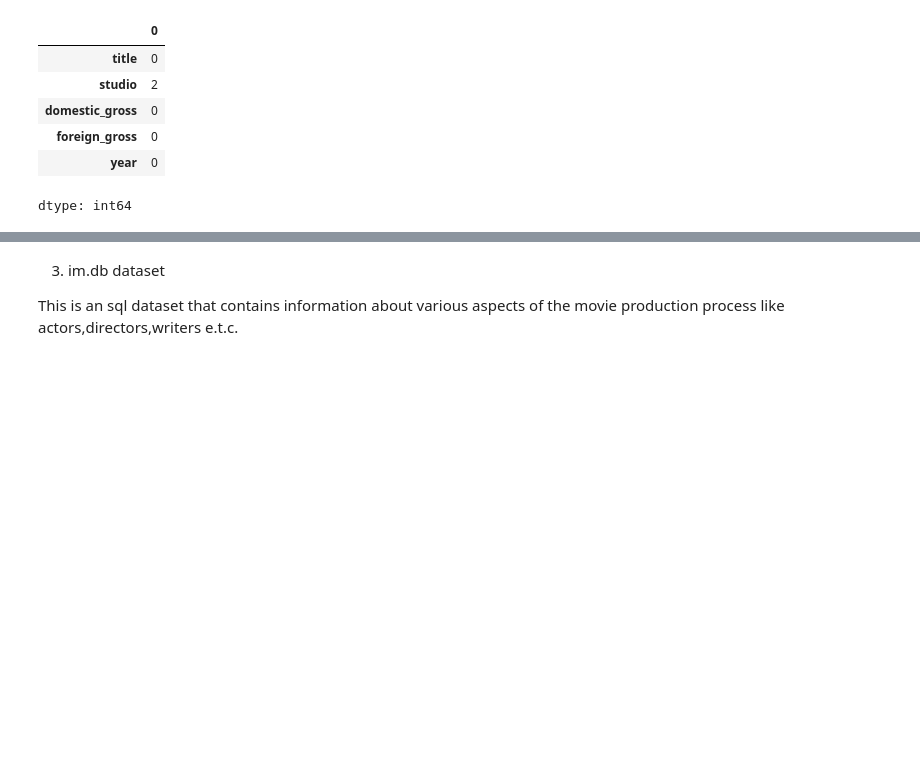
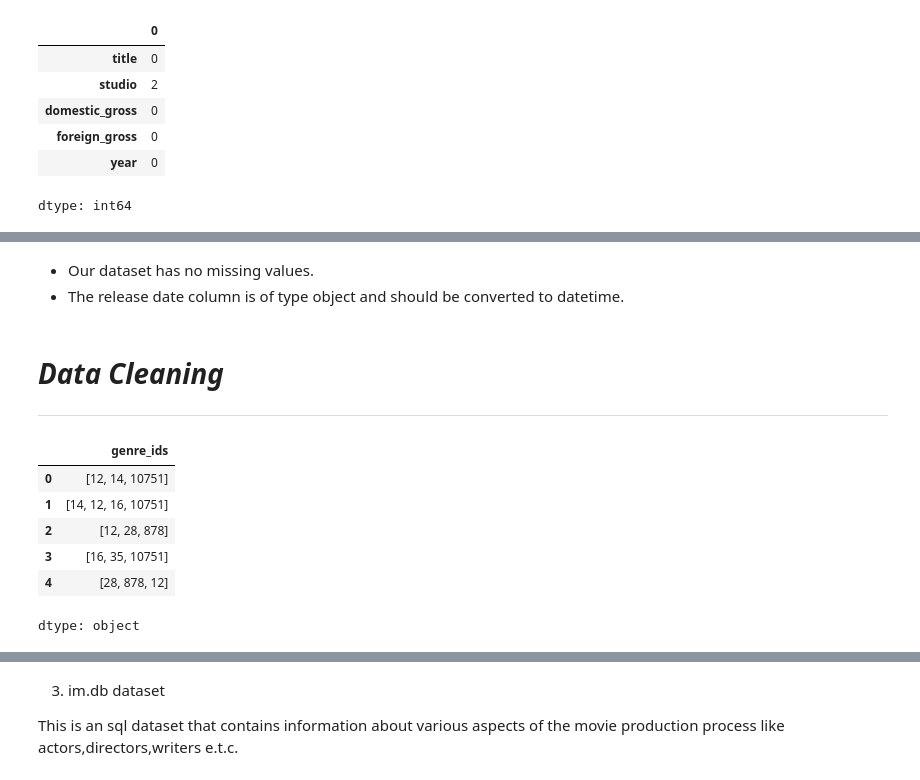
Before and after one commit to Alanmuchiri/Group7---Phase-2, a Jupyter notebook: Films_Perfomance.ipynb, the cells around one changed output, grey strips where cells are left out. Drawn from its saved outputs; the diff is of its cells as text; code cells hidden in the pictures; blank space fills up the shorter version.

```diff
--- a/Films_Perfomance.ipynb
+++ b/Films_Perfomance.ipynb
@@ -176,0 +211,21 @@ This file  contains info on various aspects of different movies like title, rele
+# %% [markdown]
+
+
+*  Our dataset has no missing values.
+*  The release date column is of type object and should be converted to datetime.
+# %% [markdown]
+# ***Data Cleaning***
+
+---
+# %%
+# What is the genre_id column made of
+
+tm_df['genre_ids'].head()
+# %% [output]
+|  | genre_ids |
+| 0 | [12, 14, 10751] |
+| 1 | [14, 12, 16, 10751] |
+| 2 | [12, 28, 878] |
+| 3 | [16, 35, 10751] |
+| 4 | [28, 878, 12] |
+dtype: object
```
Also changed, not shown: parts of 21 cells of this notebook.
